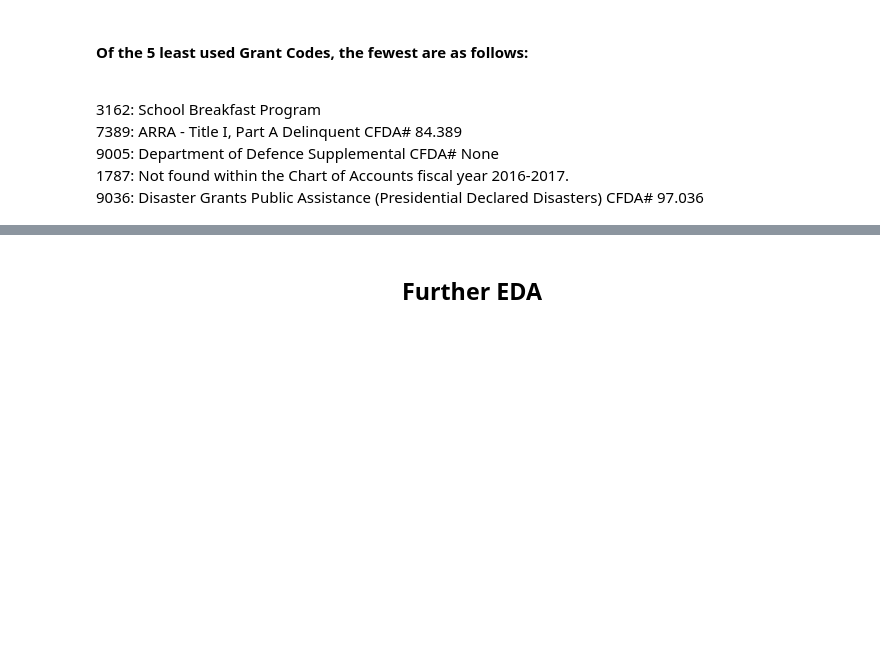
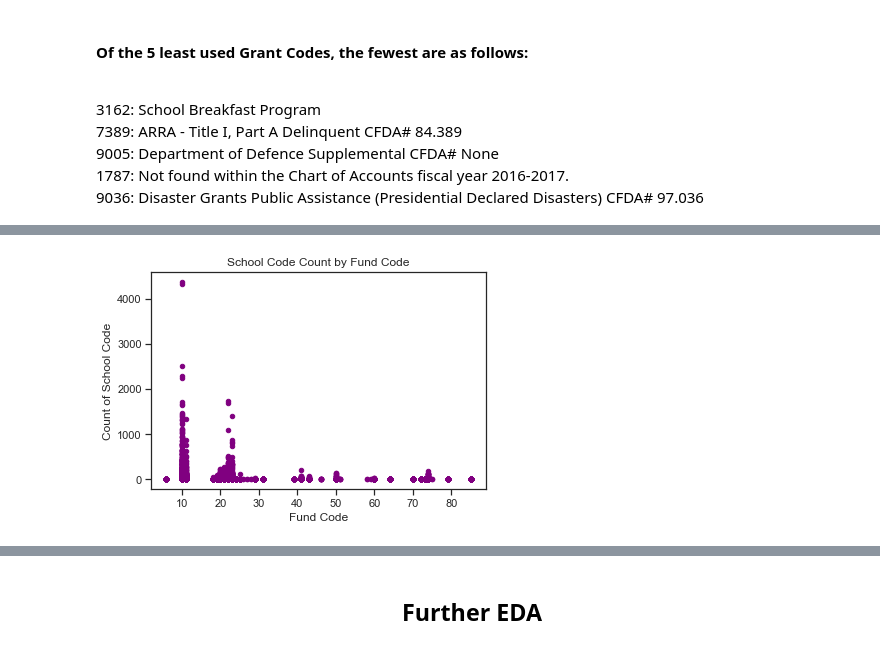
Before and after one commit to stacysandy/Data-Science-Practicum-II, a Jupyter notebook: Stacey_Sandy-Practicum_II.ipynb, the cells around one changed output, grey strips where cells are left out. Saved outputs shown, nothing was run; the diff lists cells and outputs as text; code cells hidden in the pictures; blank space fills up the shorter version.

```diff
--- a/Stacey_Sandy-Practicum_II.ipynb
+++ b/Stacey_Sandy-Practicum_II.ipynb
@@ -1061,0 +1177,3 @@ dtype: int64
+# %%
+# Let's groupBy fund_code, object_source_code and admin_unit then get a count on school_code
+SCn_by_FCOSCAU = COK12_df2.groupby(['fund_code', 'object_source_code', 'admin_unit'], sort=True, as_index=False)['school_code'].count()
@@ -1061,0 +1200,16 @@ dtype: int64
+# %%
+# Import libaries
+import seaborn as sns
+import matplotlib.pyplot as plt
+%matplotlib inline
+sns.set(style="ticks", color_codes=True)
+# %%
+# Conduct a simple plot of the groupBy dataframe SCn_by_FCOSCAU too see fund_code by school_code
+SCn_by_FCOSCAU.plot(x='fund_code', y='school_code', kind='scatter', color='purple')
+plt.title('School Code Count by Fund Code')
+plt.xlabel('Fund Code')
+plt.ylabel('Count of School Code')
+plt.savefig('SCn_by_FC.png')
+plt.show()
+# %% [output]
+[figure, added]
```
Also changed, not shown: parts of 199 cells of this notebook, 10 other files.
